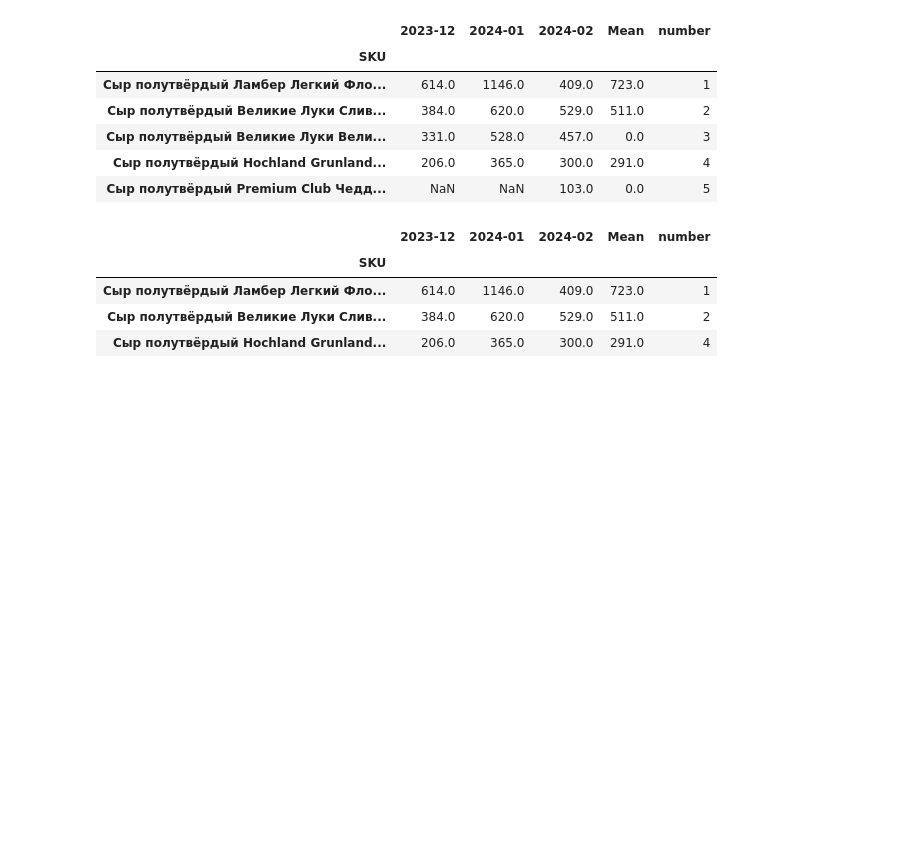
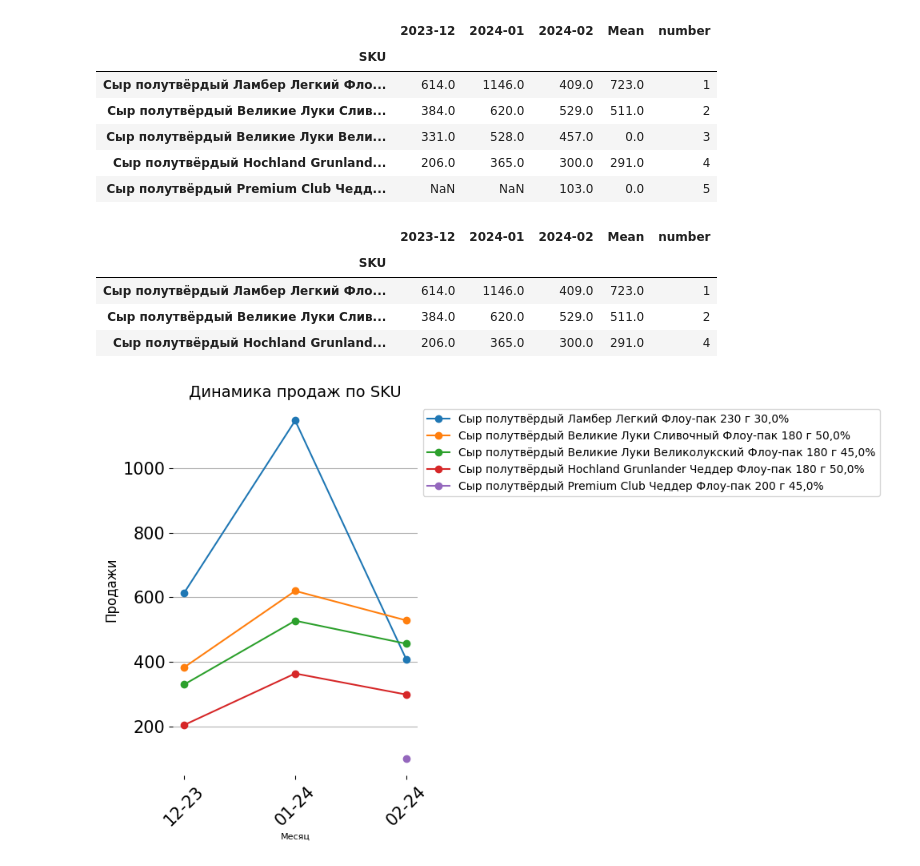
Before and after one commit to budennovsk/Pandas, a Jupyter notebook: reportlab.ipynb, the cells around one changed output. Drawn from its saved outputs; the diff is of its cells as text; code cells hidden in the pictures; blank space fills up the shorter version.

```diff
--- a/reportlab.ipynb
+++ b/reportlab.ipynb
@@ -5471,3 +5471,53 @@ df_filtered
 | Сыр полутвёрдый Ламбер Легкий Фло... | 614.0 | 1146.0 | 409.0 | 723.0 | 1 |
 | Сыр полутвёрдый Великие Луки Слив... | 384.0 | 620.0 | 529.0 | 511.0 | 2 |
 | Сыр полутвёрдый Hochland Grunland... | 206.0 | 365.0 | 300.0 | 291.0 | 4 |
+# %%
+import matplotlib.pyplot as plt
+
+# Выбираем столбцы для графика
+columns_to_plot = ['2023-12', '2024-01', '2024-02']
+
+# Создаем фигуру и оси
+fig, ax = plt.subplots(figsize=(10, 6))
+
+# Строим график для каждого SKU
+for sku in df.index:
+    ax.plot(columns_to_plot, df.loc[sku, columns_to_plot], marker='o', label=sku)
+
+# Добавляем подписи и легенду
+ax.set_title('Динамика продаж по SKU')
+ax.set_xlabel('Месяц')
+ax.set_ylabel('Продажи')
+ax.legend(loc='upper left', bbox_to_anchor=(1, 1))
+
+
+ax.grid(axis='y')
+# Убираем рамку
+ax.spines['top'].set_visible(False)
+ax.spines['right'].set_visible(False)
+ax.spines['bottom'].set_visible(False)
+ax.spines['left'].set_visible(False)
+
+# Добавляем подписи и легенду с уменьшенным шрифтом
+ax.set_title('Динамика продаж по SKU', fontsize=14)
+ax.set_xlabel('Месяц', fontsize=8)
+ax.set_ylabel('Продажи', fontsize=12)
+ax.legend(loc='upper left', bbox_to_anchor=(1, 1), fontsize=10)
+
+# Устанавливаем общий шрифт для осей
+ax.tick_params(axis='both', which='major', labelsize=15)
+
+# Преобразуем формат дат на оси X
+
+new_labels = ['{}-{}'.format(col.split('-')[1], col.split('-')[0][2:]) for col in columns_to_plot]
+# ax.set_xticks(columns_to_plot)
+ax.set_xticklabels(new_labels)
+
+
+plt.xticks(rotation=45)
+# Показываем график
+plt.tight_layout()
+
+plt.show()
+# %% [output]
+[figure, added]
```
Also changed, not shown: parts of 3 cells of this notebook.
